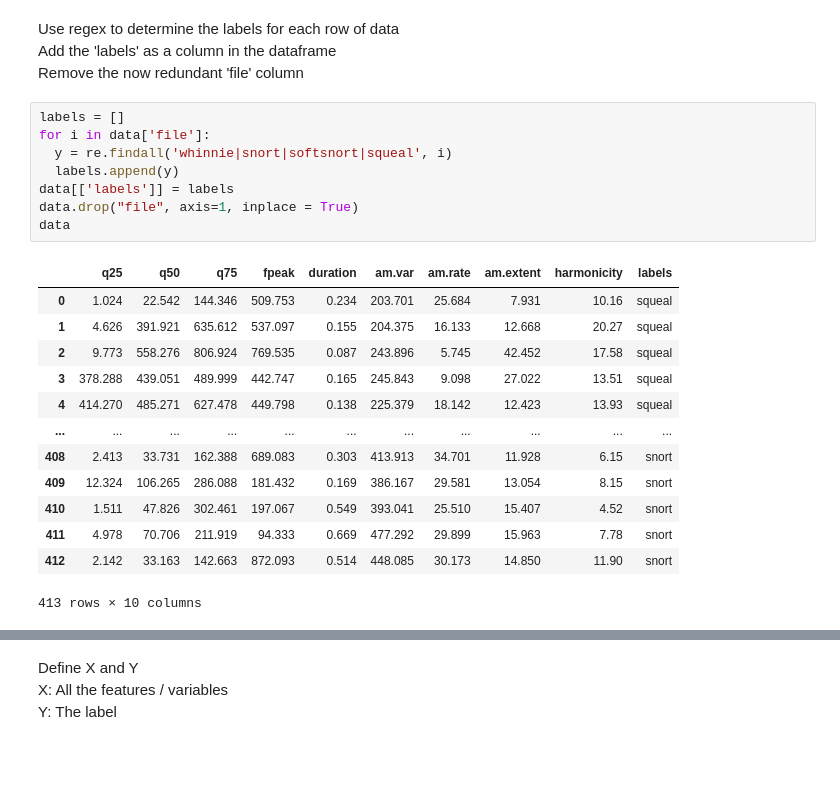
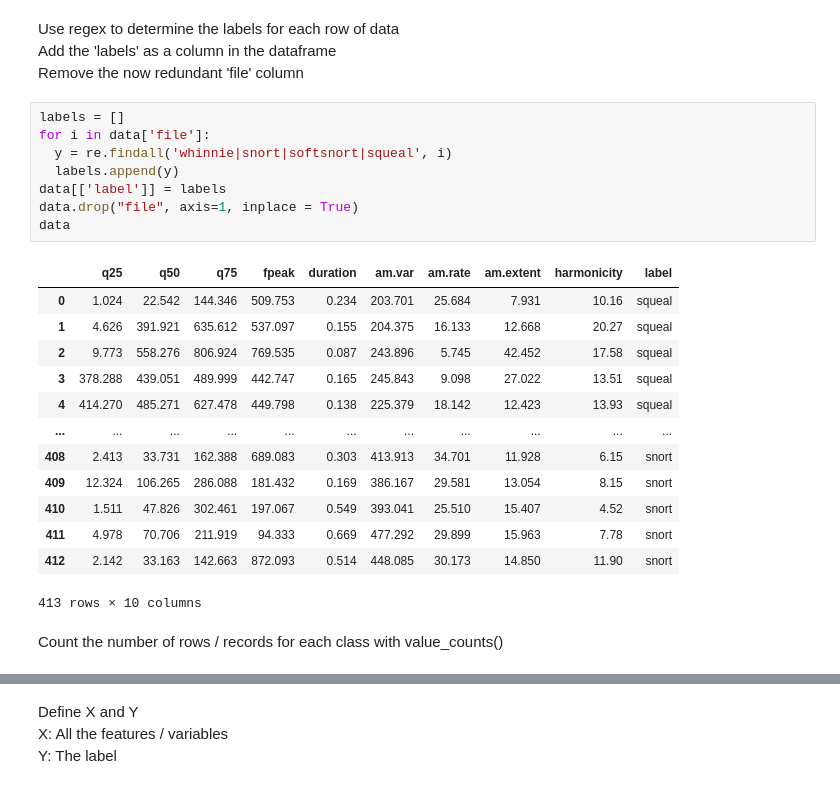
Before and after one commit to AleksandraPanfilova/Zebra_Project, a Jupyter notebook: tabular_final.ipynb, the cells around one changed output, grey strips where cells are left out. Cells and saved outputs as stored; diff of their text form; blank space fills up the shorter version.

```diff
--- a/tabular_final.ipynb
+++ b/tabular_final.ipynb
@@ -39,13 +40,13 @@ Remove the now redundant 'file' column
 # %%
 labels = []
 for i in data['file']:
   y = re.findall('whinnie|snort|softsnort|squeal', i)
   labels.append(y)
-data[['labels']] = labels
+data[['label']] = labels
 data.drop("file", axis=1, inplace = True)
 data
 # %% [output]
-|  | q25 | q50 | q75 | fpeak | duration | am.var | am.rate | am.extent | harmonicity | labels |
+|  | q25 | q50 | q75 | fpeak | duration | am.var | am.rate | am.extent | harmonicity | label |
 | 0 | 1.024 | 22.542 | 144.346 | 509.753 | 0.234 | 203.701 | 25.684 | 7.931 | 10.16 | squeal |
 | 1 | 4.626 | 391.921 | 635.612 | 537.097 | 0.155 | 204.375 | 16.133 | 12.668 | 20.27 | squeal |
 | 2 | 9.773 | 558.276 | 806.924 | 769.535 | 0.087 | 243.896 | 5.745 | 42.452 | 17.58 | squeal |
@@ -58,3 +59,5 @@ data
 | 411 | 4.978 | 70.706 | 211.919 | 94.333 | 0.669 | 477.292 | 29.899 | 15.963 | 7.78 | snort |
 | 412 | 2.142 | 33.163 | 142.663 | 872.093 | 0.514 | 448.085 | 30.173 | 14.850 | 11.90 | snort |
 413 rows × 10 columns
+# %% [markdown]
+Count the number of rows / records for each class with value_counts()
```
Also changed, not shown: parts of 16 cells of this notebook.
